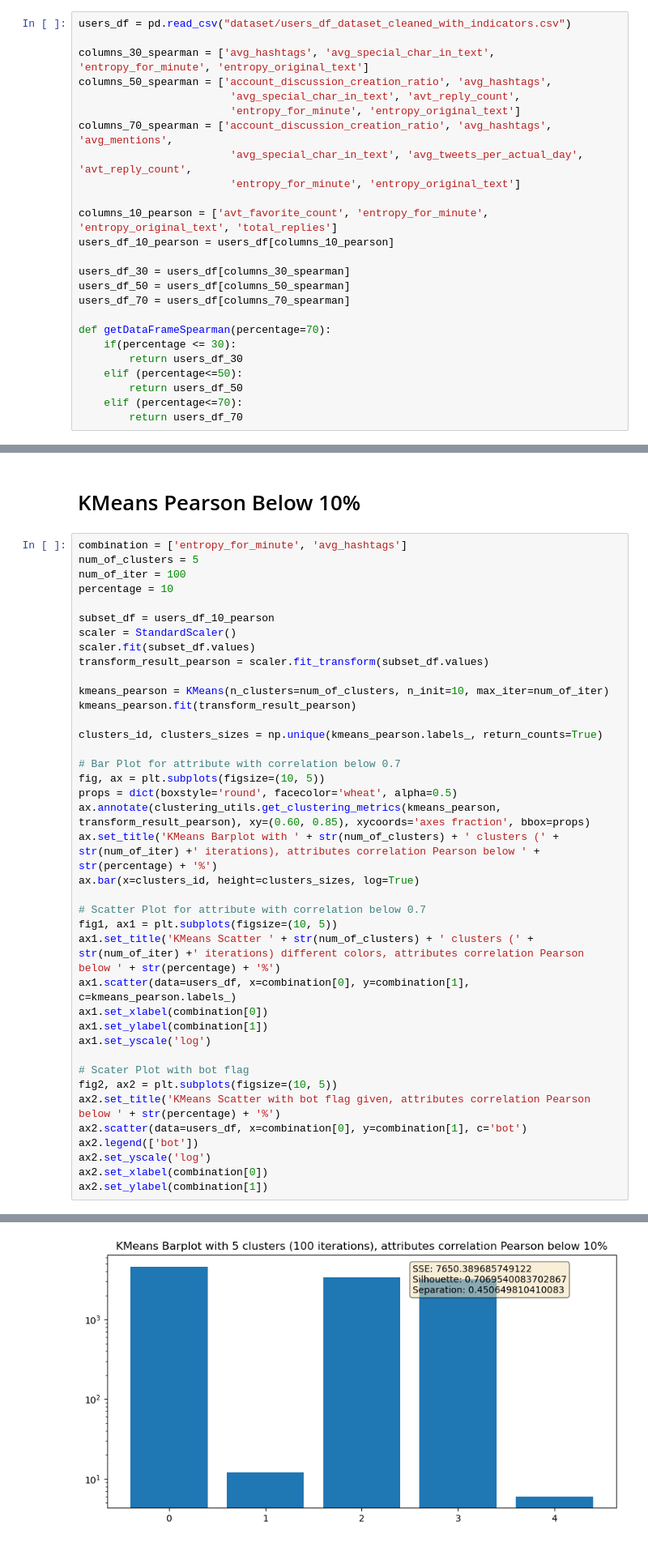
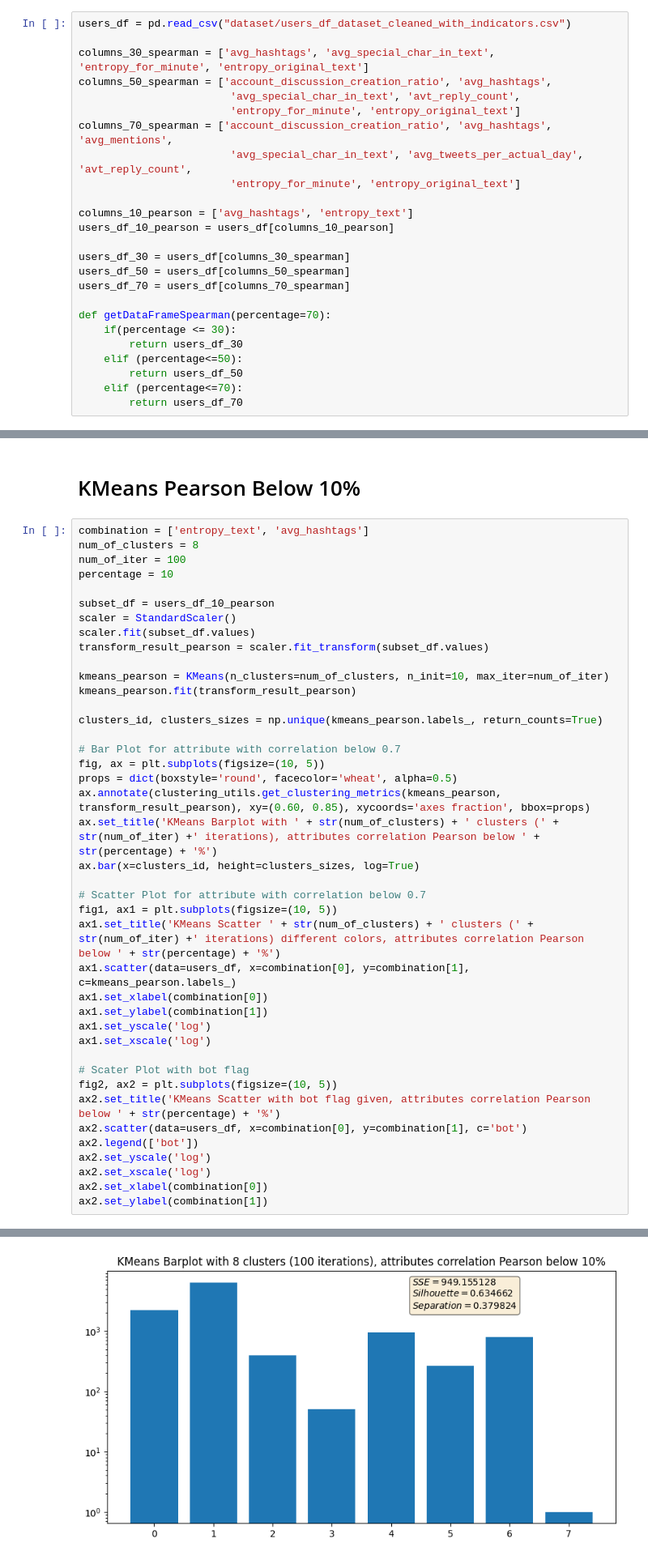
Before and after one commit to The-seven-dwarfs/DataMining-Group7, a Jupyter notebook: 2.1-K_means_clustering.ipynb, the cells around one changed output, grey strips where cells are left out. Shown at 81% size. Cells and saved outputs as stored; diff of their text form.

Commit message:
New Attribute Clustering

```diff
--- a/2.1-K_means_clustering.ipynb
+++ b/2.1-K_means_clustering.ipynb
@@ -18,7 +18,7 @@ columns_70_spearman = ['account_discussion_creation_ratio', 'avg_hashtags', 'avg
                         'avg_special_char_in_text', 'avg_tweets_per_actual_day', 'avt_reply_count',
                         'entropy_for_minute', 'entropy_original_text']
 
-columns_10_pearson = ['avt_favorite_count', 'entropy_for_minute', 'entropy_original_text', 'total_replies']
+columns_10_pearson = ['avg_hashtags', 'entropy_text']
 users_df_10_pearson = users_df[columns_10_pearson]
 
 users_df_30 = users_df[columns_30_spearman]
@@ -168,8 +144,8 @@ for percentage in [30, 50, 70]:
 # %% [markdown]
 # KMeans Pearson Below 10%
 # %%
-combination = ['entropy_for_minute', 'avg_hashtags']
-num_of_clusters = 5
+combination = ['entropy_text', 'avg_hashtags']
+num_of_clusters = 8
 num_of_iter = 100
 percentage = 10
 
@@ -181,31 +157,33 @@ transform_result_pearson = scaler.fit_transform(subset_df.values)
 kmeans_pearson = KMeans(n_clusters=num_of_clusters, n_init=10, max_iter=num_of_iter)
 kmeans_pearson.fit(transform_result_pearson)
 
 clusters_id, clusters_sizes = np.unique(kmeans_pearson.labels_, return_counts=True)
 
 # Bar Plot for attribute with correlation below 0.7
 fig, ax = plt.subplots(figsize=(10, 5))
 props = dict(boxstyle='round', facecolor='wheat', alpha=0.5)
 ax.annotate(clustering_utils.get_clustering_metrics(kmeans_pearson, transform_result_pearson), xy=(0.60, 0.85), xycoords='axes fraction', bbox=props)
 ax.set_title('KMeans Barplot with ' + str(num_of_clusters) + ' clusters (' + str(num_of_iter) +' iterations), attributes correlation Pearson below ' + str(percentage) + '%')
 ax.bar(x=clusters_id, height=clusters_sizes, log=True)
 
 # Scatter Plot for attribute with correlation below 0.7
 fig1, ax1 = plt.subplots(figsize=(10, 5))
 ax1.set_title('KMeans Scatter ' + str(num_of_clusters) + ' clusters (' + str(num_of_iter) +' iterations) different colors, attributes correlation Pearson below ' + str(percentage) + '%')
 ax1.scatter(data=users_df, x=combination[0], y=combination[1], c=kmeans_pearson.labels_)
 ax1.set_xlabel(combination[0])
 ax1.set_ylabel(combination[1])
 ax1.set_yscale('log')
+ax1.set_xscale('log')
 
 # Scater Plot with bot flag
 fig2, ax2 = plt.subplots(figsize=(10, 5))
 ax2.set_title('KMeans Scatter with bot flag given, attributes correlation Pearson below ' + str(percentage) + '%')
 ax2.scatter(data=users_df, x=combination[0], y=combination[1], c='bot')
 ax2.legend(['bot'])
 ax2.set_yscale('log')
+ax2.set_xscale('log')
 ax2.set_xlabel(combination[0])
 ax2.set_ylabel(combination[1])
 # %% [output]
 Text(0, 0.5, 'avg_hashtags')
-[figure, old version]
+[figure, new version]
```
Also changed, not shown: parts of 10 cells of this notebook, 1 other file.
